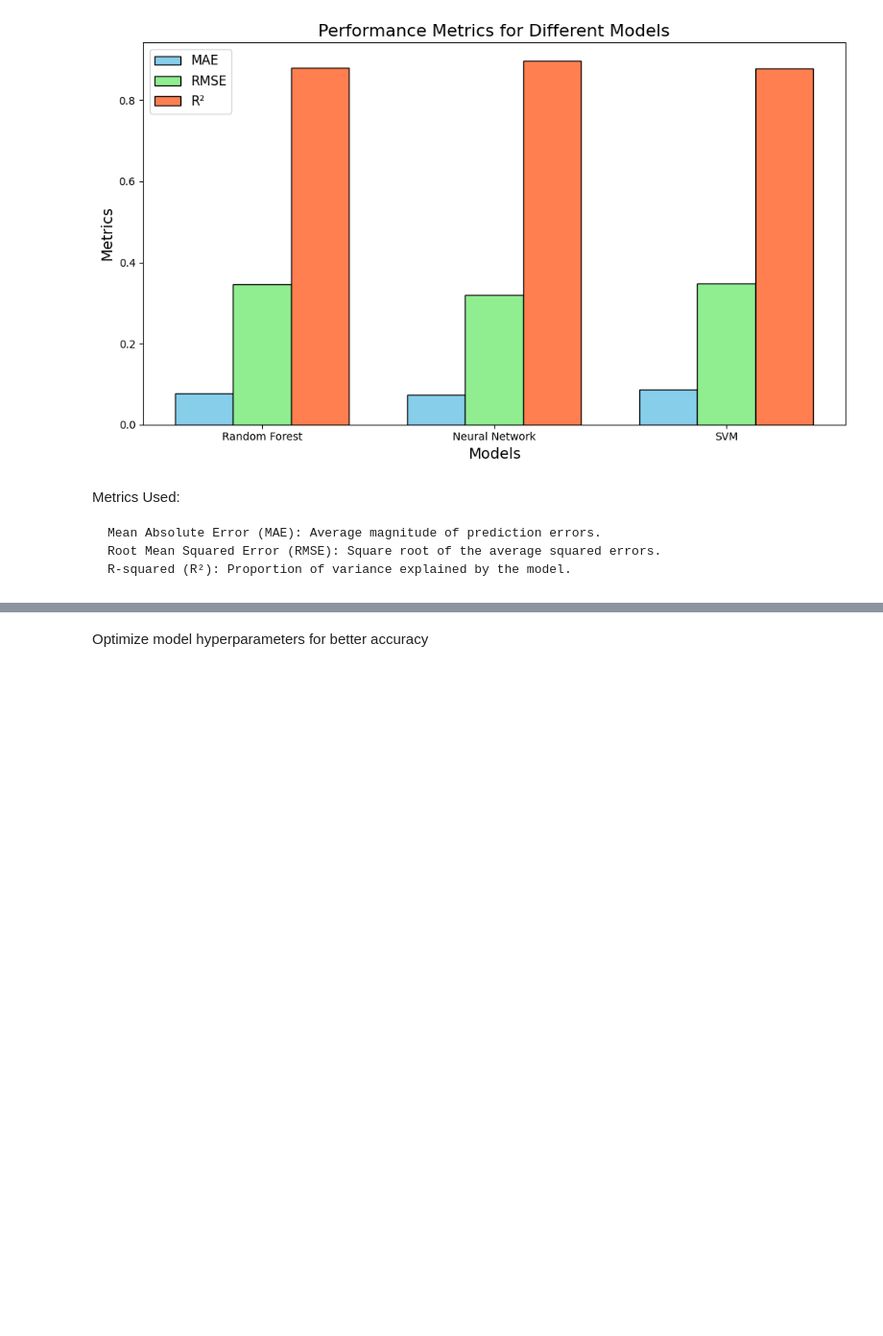
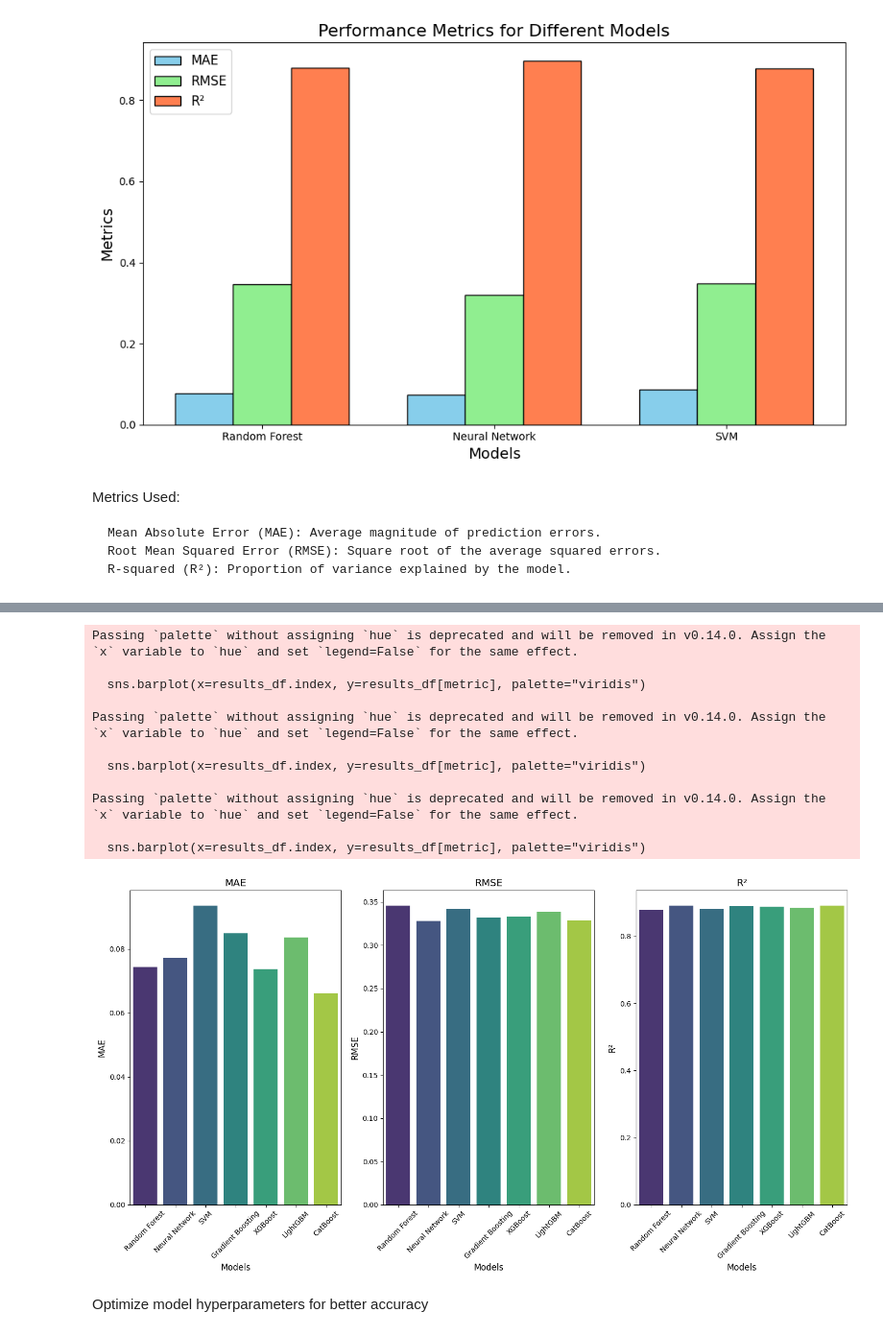
Before and after one commit to Athman-Athman/RESEARCH, a Jupyter notebook: RESEARCH_DATA_ANALYSIS_VTT_NOV_24.ipynb, the cells around one changed output, grey strips where cells are left out. Shown at 96% size. Drawn from its saved outputs; the diff is of its cells as text; code cells hidden in the pictures; blank space fills up the shorter version.

```diff
--- a/RESEARCH_DATA_ANALYSIS_VTT_NOV_24.ipynb
+++ b/RESEARCH_DATA_ANALYSIS_VTT_NOV_24.ipynb
@@ -1109,0 +1222,67 @@ Metrics Used:
+# %%
+import numpy as np
+import pandas as pd
+from sklearn.model_selection import train_test_split
+from sklearn.metrics import mean_absolute_error, mean_squared_error, r2_score
+from sklearn.ensemble import RandomForestRegressor, GradientBoostingRegressor
+from sklearn.svm import SVR
+from sklearn.neural_network import MLPRegressor
+from xgboost import XGBRegressor
+from lightgbm import LGBMRegressor
+from catboost import CatBoostRegressor
+
+# Split the dataset
+X_train, X_test, y_train, y_test = train_test_split(X, y, test_size=0.2, random_state=42)
+
+# Initialize models including Gradient Boosting
+models = {
+    "Random Forest": RandomForestRegressor(random_state=42),
+    "Neural Network": MLPRegressor(hidden_layer_sizes=(100, 50), max_iter=500, random_state=42),
+    "SVM": SVR(kernel='rbf', C=100, epsilon=0.1),
+    "Gradient Boosting": GradientBoostingRegressor(random_state=42),
+    "XGBoost": XGBRegressor(random_state=42),
+    "LightGBM": LGBMRegressor(random_state=42),
+    "CatBoost": CatBoostRegressor(verbose=0, random_state=42)
+}
+
+# Dictionary to store results
+results = {}
+
+# Train and evaluate each model
+for model_name, model in models.items():
+    print(f"Training {model_name}...")
+    model.fit(X_train, y_train)
+    y_pred = model.predict(X_test)
+
+    # Calculate metrics
+    mae = mean_absolute_error(y_test, y_pred)
+    rmse = np.sqrt(mean_squared_error(y_test, y_pred))
+    r2 = r2_score(y_test, y_pred)
+
+    # Store results
+    results[model_name] = {"MAE": mae, "RMSE": rmse, "R²": r2}
+
+# Convert results to a DataFrame for easy comparison
+results_df = pd.DataFrame(results).T
+print("Comparison of Model Performance:")
+print(results_df)
+
+# Visualize results
+import matplotlib.pyplot as plt
+import seaborn as sns
+
+# Plot performance metrics
+metrics = ["MAE", "RMSE", "R²"]
+plt.figure(figsize=(15, 8))
+
+for i, metric in enumerate(metrics, 1):
+    plt.subplot(1, 3, i)
+    sns.barplot(x=results_df.index, y=results_df[metric], palette="viridis")
+    plt.title(metric, fontsize=14)
+    plt.xticks(rotation=45, fontsize=10)
+    plt.ylabel(metric, fontsize=12)
+    plt.xlabel("Models", fontsize=12)
+
+plt.tight_layout()
+plt.show()
+# %% [output]
@@ -1110,3 +1306,15 @@ Metrics Used:
+Passing `palette` without assigning `hue` is deprecated and will be removed in v0.14.0. Assign the `x` variable to `hue` and set `legend=False` for the same effect.
+
+  sns.barplot(x=results_df.index, y=results_df[metric], palette="viridis")
+
+Passing `palette` without assigning `hue` is deprecated and will be removed in v0.14.0. Assign the `x` variable to `hue` and set `legend=False` for the same effect.
+
+  sns.barplot(x=results_df.index, y=results_df[metric], palette="viridis")
+
+Passing `palette` without assigning `hue` is deprecated and will be removed in v0.14.0. Assign the `x` variable to `hue` and set `legend=False` for the same effect.
+
+  sns.barplot(x=results_df.index, y=results_df[metric], palette="viridis")
+[figure, added]
 # %% [markdown]
 Optimize model hyperparameters for better accuracy
 # %%
```
Also changed, not shown: parts of 5 cells of this notebook.
